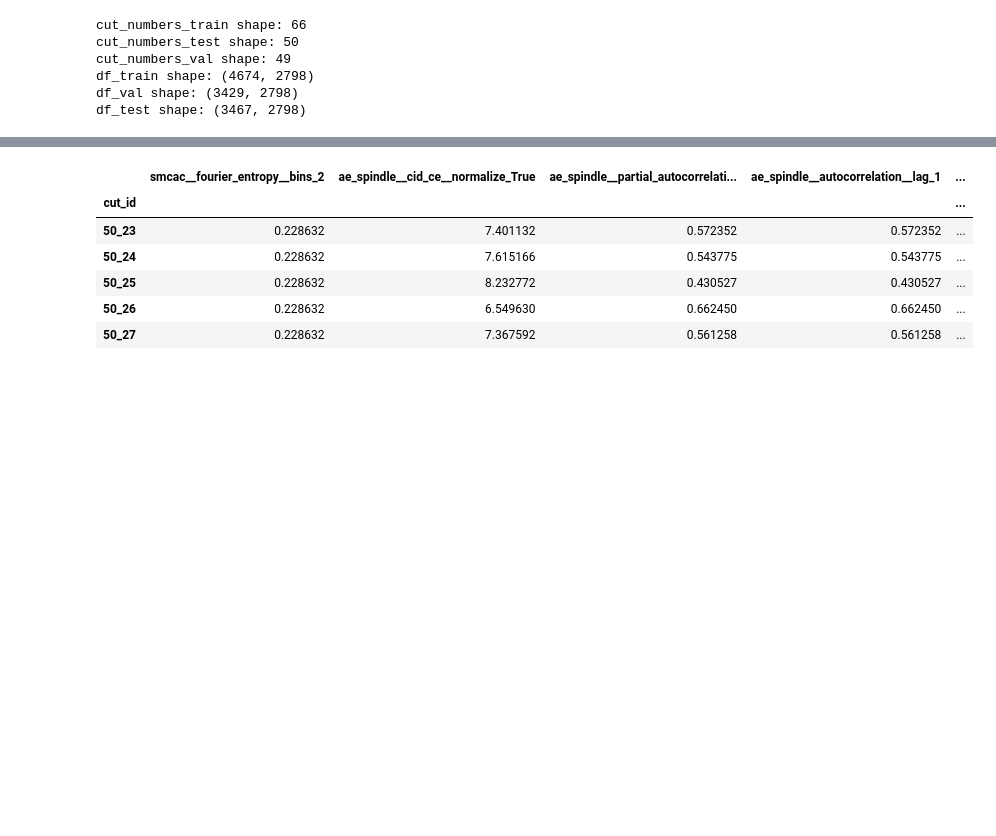
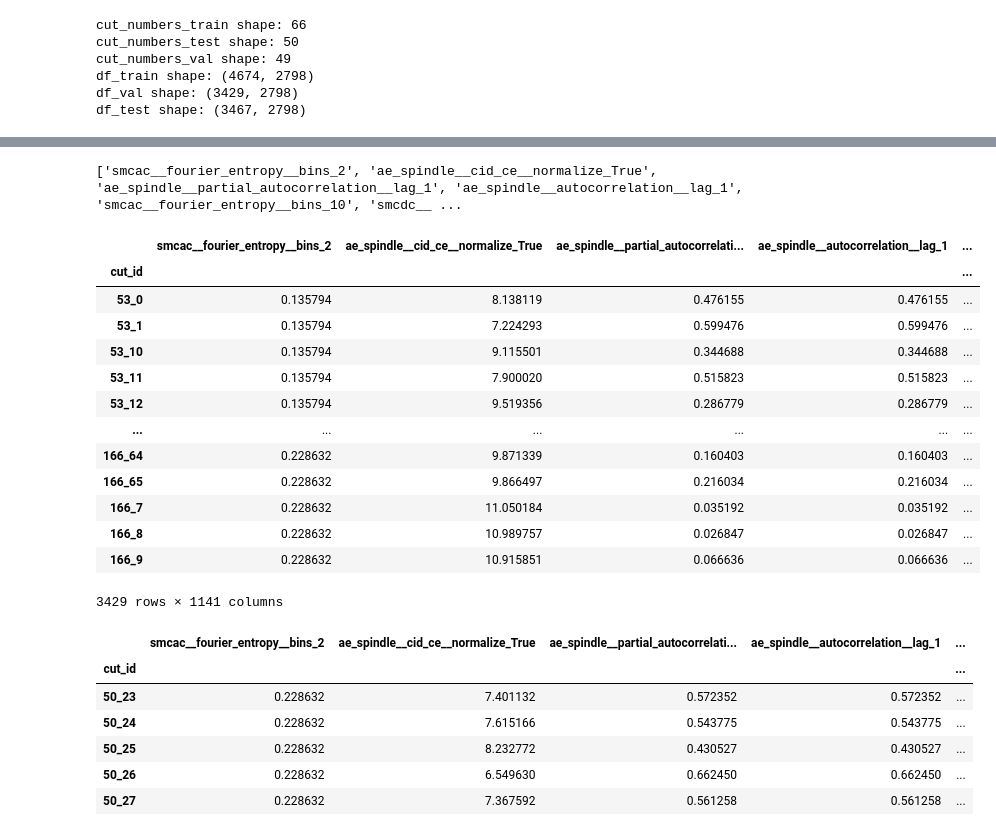
Before and after one commit to tvhahn/tspipe, a Jupyter notebook: notebooks/scratch/select_feat.ipynb, the cells around one changed output, grey strips where cells are left out. Saved outputs shown, nothing was run; the diff lists cells and outputs as text; code cells hidden in the pictures; blank space fills up the shorter version.

```diff
--- a/notebooks/scratch/select_feat.ipynb
+++ b/notebooks/scratch/select_feat.ipynb
@@ -286,7 +288,7 @@ print(df.shape)
 # %% [output]
 (11570, 4510)
 # %%
-df_feat_sel = milling_select_features(df, random_seed=76, train_size_pct=0.40)
+df_train, df_val, df_test = milling_select_features(df, random_seed=76, train_size_pct=0.40)
 # %% [output]
 cut_numbers_train shape: 66
 cut_numbers_test shape: 50
@@ -297,3 +310,25 @@ df_test shape: (3467, 2798)
+# %%
+a = list(df_val.columns)
+print(a)
+# %% [output]
+['smcac__fourier_entropy__bins_2', 'ae_spindle__cid_ce__normalize_True', 'ae_spindle__partial_autocorrelation__lag_1', 'ae_spindle__autocorrelation__lag_1', 'smcac__fourier_entropy__bins_10', 'smcdc__ ...
+# %%
+df_val
+# %% [output]
+|  | smcac__fourier_entropy__bins_2 | ae_spindle__cid_ce__normalize_True | ae_spindle__partial_autocorrelati... | ae_spindle__autocorrelation__lag_1 | ... |
+| cut_id |  |  |  |  | ... |
+| 53_0 | 0.135794 | 8.138119 | 0.476155 | 0.476155 | ... |
+| 53_1 | 0.135794 | 7.224293 | 0.599476 | 0.599476 | ... |
+| 53_10 | 0.135794 | 9.115501 | 0.344688 | 0.344688 | ... |
+| 53_11 | 0.135794 | 7.900020 | 0.515823 | 0.515823 | ... |
+| 53_12 | 0.135794 | 9.519356 | 0.286779 | 0.286779 | ... |
+| ... | ... | ... | ... | ... | ... |
+| 166_64 | 0.228632 | 9.871339 | 0.160403 | 0.160403 | ... |
+| 166_65 | 0.228632 | 9.866497 | 0.216034 | 0.216034 | ... |
+| 166_7 | 0.228632 | 11.050184 | 0.035192 | 0.035192 | ... |
+| 166_8 | 0.228632 | 10.989757 | 0.026847 | 0.026847 | ... |
+| 166_9 | 0.228632 | 10.915851 | 0.066636 | 0.066636 | ... |
+3429 rows × 1141 columns
 # %%
 df_feat_sel.head()
 # %% [output]
```
Also changed, not shown: parts of 6 cells of this notebook, 1 other file.
